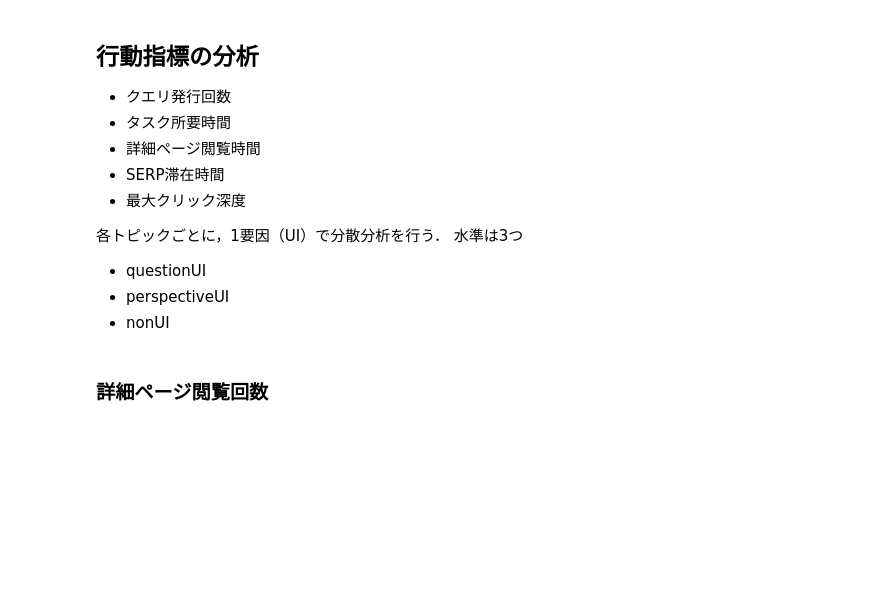
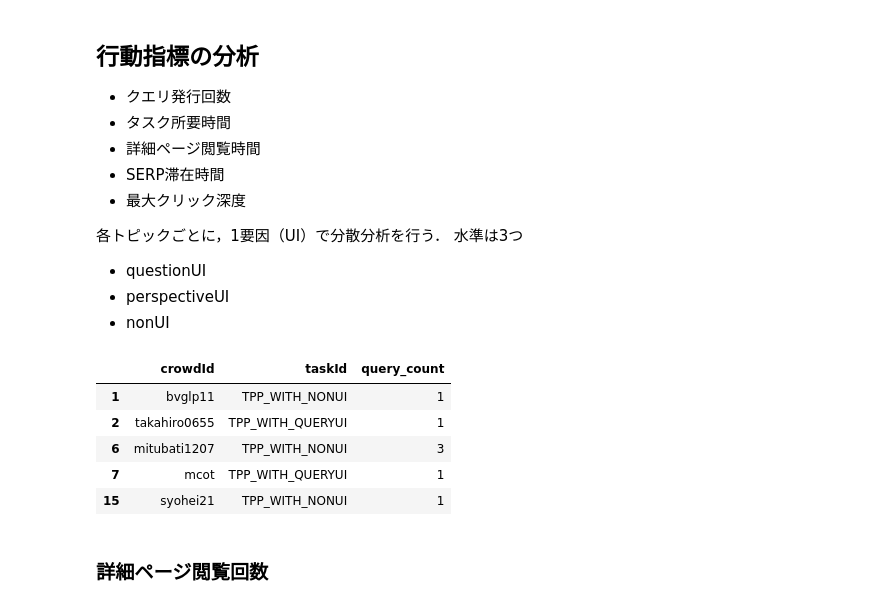
Before and after one commit to oxyu8/q-analysis, a Jupyter notebook: main.ipynb, the cells around one changed output. Saved outputs shown, nothing was run; the diff lists cells and outputs as text; code cells hidden in the pictures; blank space fills up the shorter version.

```diff
--- a/main.ipynb
+++ b/main.ipynb
@@ -249,6 +249,11 @@ q_opinion_document_without_invalid_users.to_csv('data/test.csv')
 - 中央値
 - 標準偏差
 # %%
+
+TPP_UI_CONDITION = (
+    "TPP_WITH_QUERYUI",
+    "TPP_WITH_NONUI",
+)
 
 AIRPOLLUTION_UI_CONDITION = (
     "AIRPOLLUTION_WITH_QUERYUI",
@@ -589,6 +644,19 @@ q_query_count_df = get_dataframe_from_db(query_count_sql, QUESTION_DB_CONFIG)
 q_query_count_df_without_invalid_user = get_dataframe_without_invalid_user(
     q_query_count_df, q_valid_user_crowdIds)
 
+# tpp
+tpp_query_count_df = query_count_df_without_invalid_user[
+    query_count_df_without_invalid_user['taskId'].isin(
+        TPP_UI_CONDITION)
+]
+q_tpp_query_count_df = q_query_count_df_without_invalid_user[
+    q_query_count_df_without_invalid_user['taskId'].isin(
+        ['TPP_WITH_QUESTIONUI'])
+]
+
+all_condition_tpp_query_count_df = pd.concat(
+    [tpp_query_count_df, q_tpp_query_count_df])
+
 # 大気汚染
 airPollution_query_count_df = query_count_df_without_invalid_user[
     query_count_df_without_invalid_user['taskId'].isin(AIRPOLLUTION_UI_CONDITION)
@@ -598,34 +666,43 @@ q_airPollution_query_count_df = q_query_count_df_without_invalid_user[
 ]
 all_condition_airPollution_query_count_df = pd.concat(
     [airPollution_query_count_df, q_airPollution_query_count_df])
+
+
 anova_result = kruskal(
     data=all_condition_airPollution_query_count_df,
     dv="query_count",
     between='taskId'
 )
 display(anova_result)
 if int(anova_result['p-unc'] < 0.05):
     mcomp_result = do_multiple_comparison_with_FDR_airPollution(
         all_condition_airPollution_query_count_df, target_value='query_count')
     display(mcomp_result)
 
 # ベトナム旅行
 vietnam_query_count_df = query_count_df_without_invalid_user[
     query_count_df_without_invalid_user['taskId'].isin(VIETNAMTRIP_UI_CONDITION)
 ]
 q_vietnam_query_count_df = q_query_count_df_without_invalid_user[
     q_query_count_df_without_invalid_user['taskId'].isin(['VIETNAMTRIP_WITH_QUESTIONUI'])
 ]
 all_condition_vietnam_query_count_df = pd.concat([
     vietnam_query_count_df,
     q_vietnam_query_count_df
 ])
 anova_result = kruskal(data=all_condition_vietnam_query_count_df, dv="query_count", between='taskId')
 display(anova_result)
 if int(anova_result['p-unc'] < 0.05):
     mcomp_result = do_multiple_comparison_with_FDR_vietnam(
     all_condition_vietnam_query_count_df, target_value='query_count')
     display(mcomp_result)
+# %% [output]
+|  | crowdId | taskId | query_count |
+| 1 | bvglp11 | TPP_WITH_NONUI | 1 |
+| 2 | takahiro0655 | TPP_WITH_QUERYUI | 1 |
+| 6 | mitubati1207 | TPP_WITH_NONUI | 3 |
+| 7 | mcot | TPP_WITH_QUERYUI | 1 |
+| 15 | syohei21 | TPP_WITH_NONUI | 1 |
 # %% [markdown]
 ### 詳細ページ閲覧回数
 # %%
```
Also changed, not shown: parts of 6 cells of this notebook.
